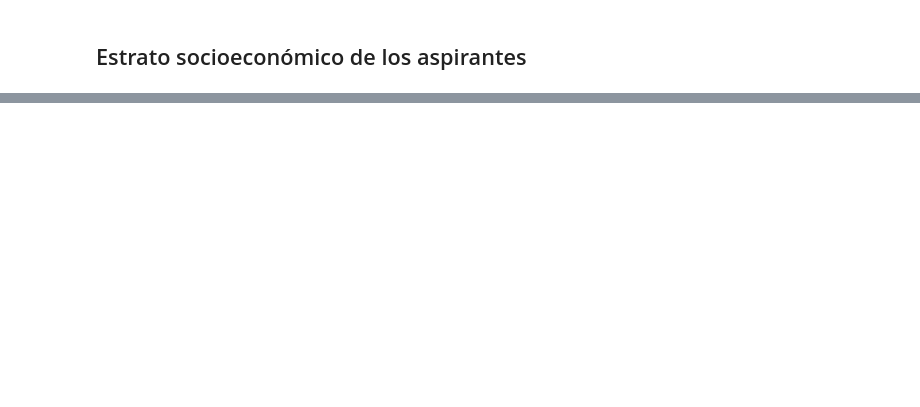
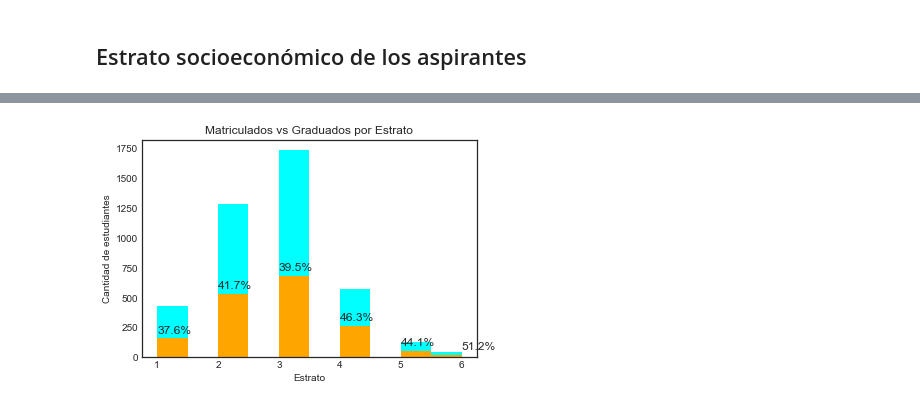
Before and after one commit to Dany21x/TzuzulCodeDSBootcamp, a Jupyter notebook: Proyecto.ipynb, the cells around one changed output, grey strips where cells are left out. Saved outputs shown, nothing was run; the diff lists cells and outputs as text; code cells hidden in the pictures; blank space fills up the shorter version.

```diff
--- a/Proyecto.ipynb
+++ b/Proyecto.ipynb
@@ -96 +103,19 @@ Estrato 6 - Núm. Matriculado: 223, Núm. Graduados: 21, Relación: 9.42%
+# %%
+plt.hist(serieEstratoMatriculados, histtype='stepfilled', color="cyan", label="Matriculados")
+#plt.hist(serieEstratoGraduados, histtype='stepfilled',color="cyan", label="Graduados")
+
+plt.xlabel("Estrato")
+plt.ylabel("Cantidad de estudiantes")
+plt.title("Matriculados vs Graduados por Estrato")
+
+plt.rcParams["figure.figsize"] = (11, 6)
+v,m,g = plt.hist(serieEstratoGraduados, histtype='stepfilled', color="orange", label="Graduados")
+etiqueta = [etiqueta for etiqueta in v if etiqueta !=0]
+
+for x,y,valor in zip(estratos, etiqueta, relacionGraduadoMatriculadoArray):
+    plt.text(x,y+40,'%.1f'%valor+'%',fontsize=12,ha="left")
+
+plt.show()
+# %% [output]
+[figure, new version]
 # %%
```
Also changed, not shown: parts of 53 cells of this notebook.
